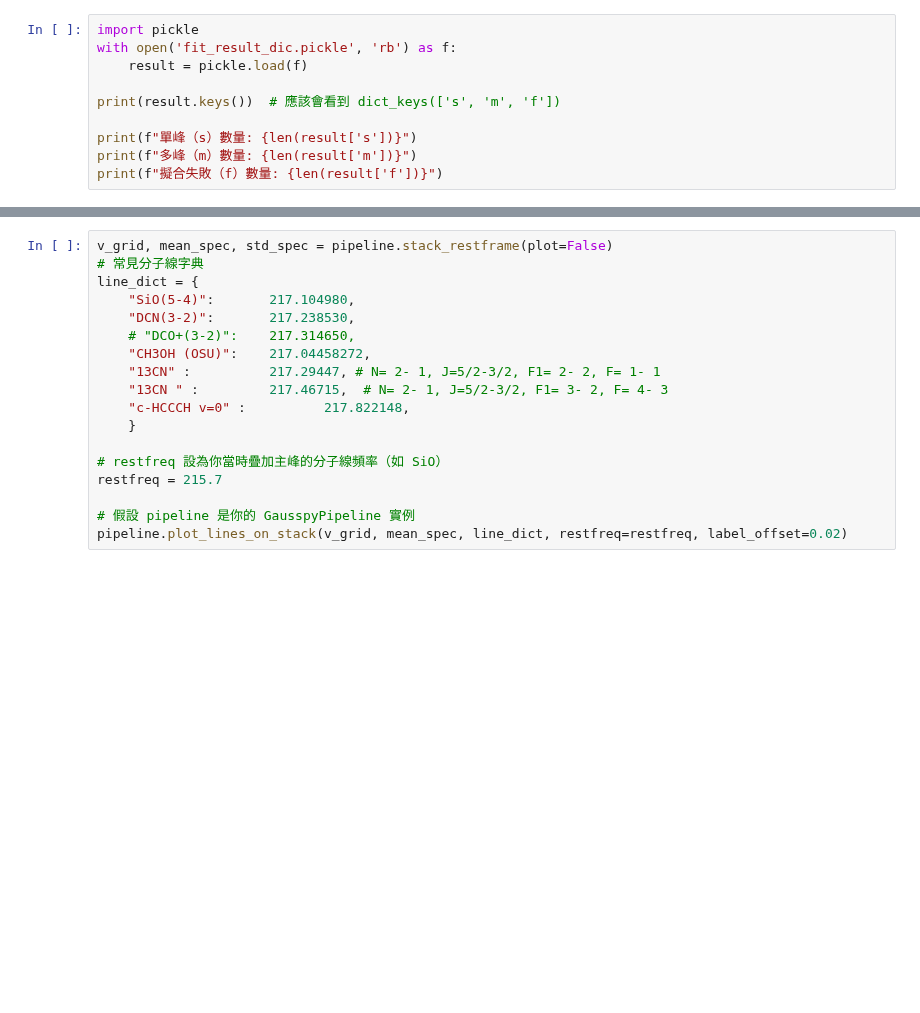
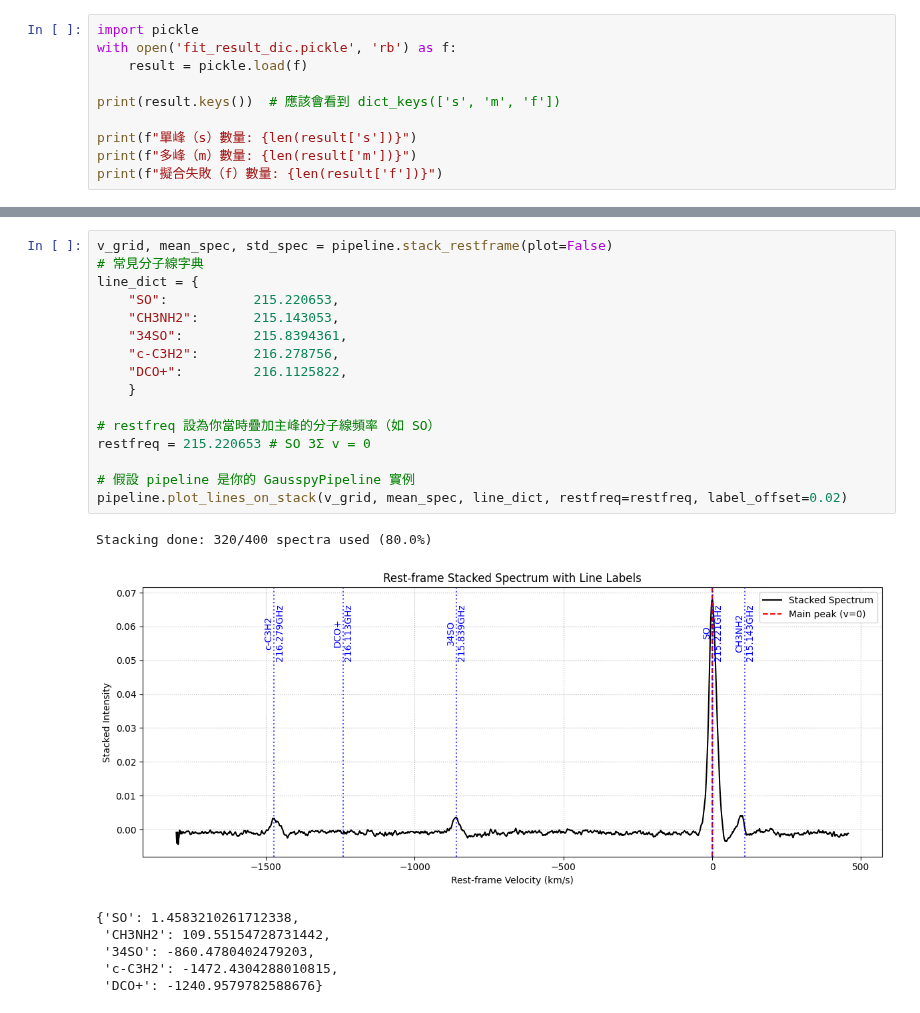
Before and after one commit to SaturnZC/ALMA_project, a Jupyter notebook: stack_spectrum/gausspy_spw1.ipynb, the cells around one changed output, grey strips where cells are left out. Drawn from its saved outputs; the diff is of its cells as text; blank space fills up the shorter version.

```diff
--- a/stack_spectrum/gausspy_spw1.ipynb
+++ b/stack_spectrum/gausspy_spw1.ipynb
@@ -78,18 +77,24 @@ pipeline.plot_stacked_zoom(
 # %%
 v_grid, mean_spec, std_spec = pipeline.stack_restframe(plot=False)
 # 常見分子線字典
 line_dict = {
-    "SiO(5-4)":       217.104980,
-    "DCN(3-2)":       217.238530,
-    # "DCO+(3-2)":    217.314650,
-    "CH3OH (OSU)":    217.04458272,
-    "13CN" :          217.29447, # N= 2- 1, J=5/2-3/2, F1= 2- 2, F= 1- 1
-    "13CN " :         217.46715,  # N= 2- 1, J=5/2-3/2, F1= 3- 2, F= 4- 3
-    "c-HCCCH v=0" :          217.822148,
+    "SO":           215.220653,
+    "CH3NH2":       215.143053,
+    "34SO":         215.8394361,
+    "c-C3H2":       216.278756,
+    "DCO+":         216.1125822,
     }
 
-# restfreq 設為你當時疊加主峰的分子線頻率（如 SiO）
-restfreq = 215.7
+# restfreq 設為你當時疊加主峰的分子線頻率（如 SO）
+restfreq = 215.220653 # SO 3Σ v = 0
 
 # 假設 pipeline 是你的 GausspyPipeline 實例
 pipeline.plot_lines_on_stack(v_grid, mean_spec, line_dict, restfreq=restfreq, label_offset=0.02)
+# %% [output]
+Stacking done: 320/400 spectra used (80.0%)
+[figure, added]
+{'SO': 1.4583210261712338,
+ 'CH3NH2': 109.55154728731442,
+ '34SO': -860.4780402479203,
+ 'c-C3H2': -1472.4304288010815,
+ 'DCO+': -1240.9579782588676}
```
Also changed, not shown: parts of 5 cells of this notebook, 3 other files.
